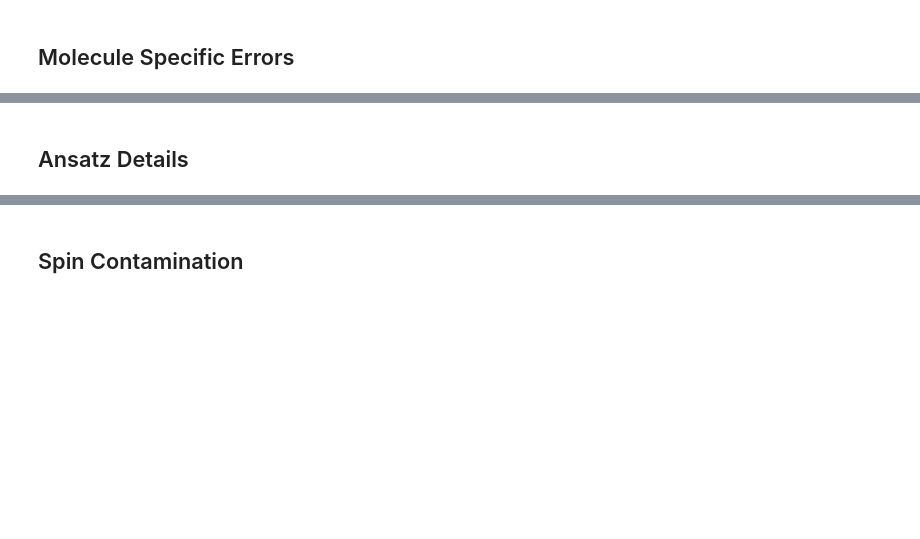
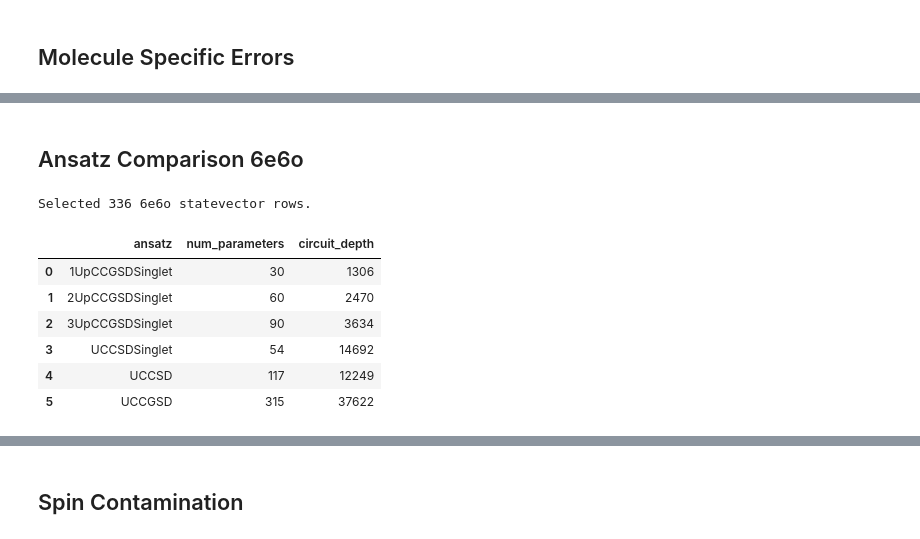
Before and after one commit to naythanyeo/qse-practical-analysis, a Jupyter notebook: notebooks/01_subspace_representability.ipynb, the cells around one changed output, grey strips where cells are left out. Drawn from its saved outputs; the diff is of its cells as text; code cells hidden in the pictures; blank space fills up the shorter version.

```diff
--- a/notebooks/01_subspace_representability.ipynb
+++ b/notebooks/01_subspace_representability.ipynb
@@ -457,46 +457,52 @@ show_scrollable_figs([q1_best_root_figure])
 Prepared 280 direct q1 overlap records.
 [interactive output not drawn]
 # %% [markdown]
-## Ansatz Details
+## Ansatz Comparison 6e6o
 # %%
-# Compare the number of parameters and circuit depth for each ansatz
-# Across all the active space in df_sv
+# Select the complete six-ansatz benchmark at 6e6o.
+df_6e6o = df_sv[df_sv["active_space"] == "6e6o"].copy()
+
 ANSATZ_FUNCTIONS = {
     "1UpCCGSDSinglet": partial(Ansatz_kUpCCGSDSinglet, k=1),
     "2UpCCGSDSinglet": partial(Ansatz_kUpCCGSDSinglet, k=2),
     "3UpCCGSDSinglet": partial(Ansatz_kUpCCGSDSinglet, k=3),
     "UCCSDSinglet": Ansatz_UCCSDSinglet,
     "UCCSD": Ansatz_UCCSD,
     "UCCGSD": Ansatz_UCCGSD,
 }
-ACTIVE_SPACE_ORDER = sorted(df_sv["active_space"].unique(), key=parse_active_space)
 ANSATZ_ORDER = list(ANSATZ_FUNCTIONS)
-ANSATZ_PALETTE = dict(zip(ANSATZ_ORDER, sns.color_palette("colorblind", len(ANSATZ_ORDER))))
-ANSATZ_LABELS = {ansatz: ansatz for ansatz in ANSATZ_ORDER}
 
 
 def get_ansatz_complexity(active_space, ansatz_name):
-    """
-    Runs qibochem Ansatz to get the params and circuit depth
-    Builds a molecule like object with same attributes to parse into Ansatz
-    """
-    num_e, num_o = parse_active_space(active_space)
-    molecule = SimpleNamespace(nelec=num_e, nso=2 * num_o, n_active_e=None, n_active_orbs=None)
+    # Return the parameter count and circuit depth for one active space and ansatz.
+    num_electrons, num_orbitals = parse_active_space(active_space)
+    molecule = SimpleNamespace(
+        nelec=num_electrons,
+        nso=2 * num_orbitals,
+        n_active_e=None,
+        n_active_orbs=None,
+    )
     ansatz = ANSATZ_FUNCTIONS[ansatz_name](molecule, use_mp2_guess=False)
-
     return len(ansatz.param_names), ansatz.circuit.depth
 
 
-ansatz_complexity = []
-# Plot for all active spaces in df_sv and all ansatz types
-for active_space in sorted(df_sv["active_space"].unique(), key=parse_active_space):
-    for ansatz_name in ANSATZ_FUNCTIONS:
-        num_parameters, circuit_depth = get_ansatz_complexity(active_space, ansatz_name)
-        ansatz_complexity.append({
-            "active_space": active_space,
-            "ansatz": ansatz_name,
-            "num_parameters": num_parameters,
-            "circuit_depth": circuit_depth,
-        })
+df_ansatz_details_6e6o = pd.DataFrame([
+    {
+        "ansatz": ansatz_name,
+        "num_parameters": get_ansatz_complexity("6e6o", ansatz_name)[0],
+        "circuit_depth": get_ansatz_complexity("6e6o", ansatz_name)[1],
+    }
+    for ansatz_name in ANSATZ_ORDER
+])
 
-df_ansatz_complexity = pd.DataFrame(ansatz_complexity)
+print(f"Selected {len(df_6e6o):,} 6e6o statevector rows.")
+display(df_ansatz_details_6e6o)
+# %% [output]
+Selected 336 6e6o statevector rows.
+|  | ansatz | num_parameters | circuit_depth |
+| 0 | 1UpCCGSDSinglet | 30 | 1306 |
+| 1 | 2UpCCGSDSinglet | 60 | 2470 |
+| 2 | 3UpCCGSDSinglet | 90 | 3634 |
+| 3 | UCCSDSinglet | 54 | 14692 |
+| 4 | UCCSD | 117 | 12249 |
+| 5 | UCCGSD | 315 | 37622 |
```
Also changed, not shown: parts of 4 cells of this notebook, 1 other file.
